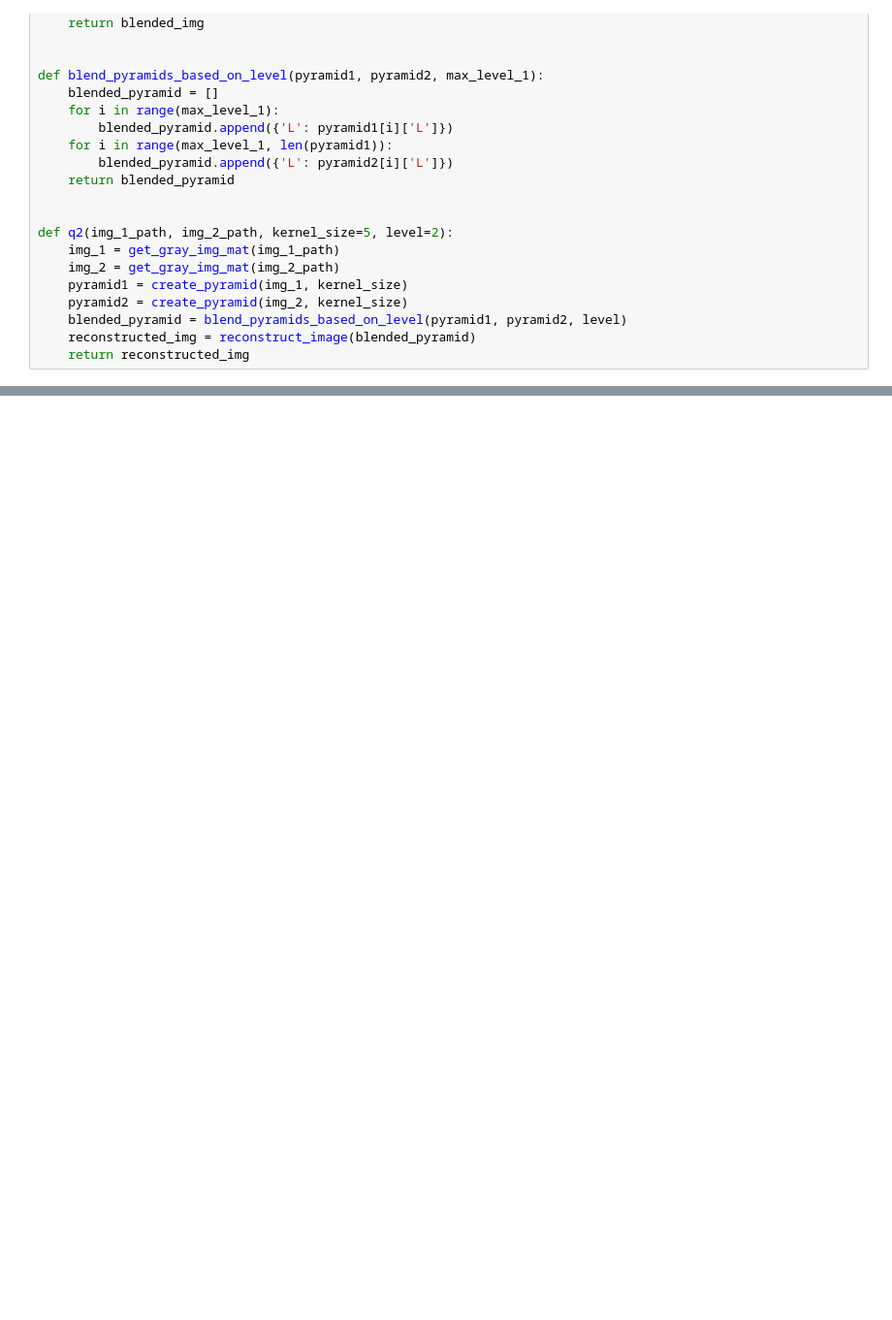
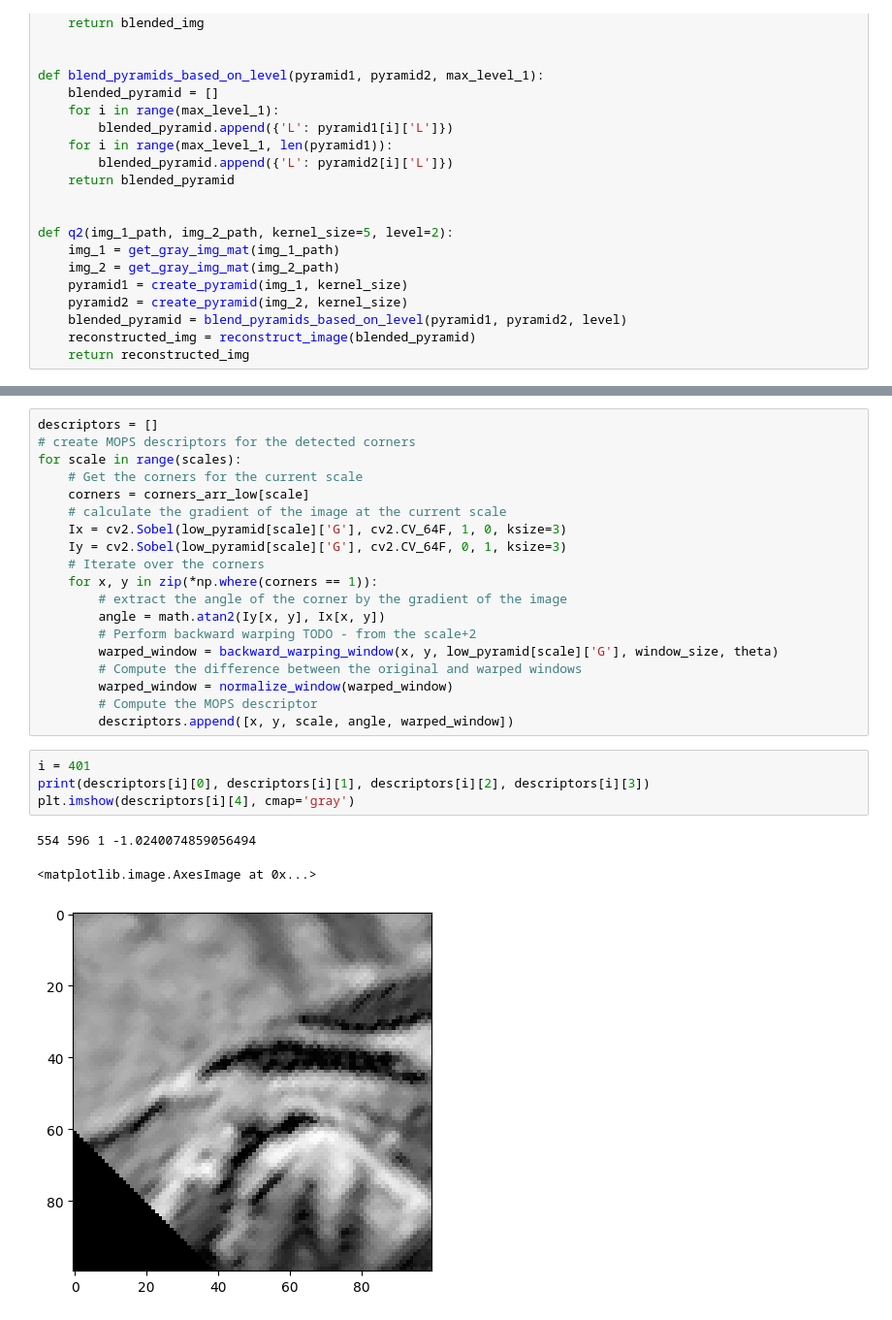
Before and after one commit to Hadartalisr/ImageProcessing, a Jupyter notebook: Ex4/ex4.ipynb, the cells around one changed output, grey strips where cells are left out. Shown: that part at 97% size. Saved outputs shown, nothing was run; the diff lists cells and outputs as text; blank space fills up the shorter version.

```diff
--- a/Ex4/ex4.ipynb
+++ b/Ex4/ex4.ipynb
@@ -281,0 +408,27 @@ np.sum(dst != 0.0)
+# %%
+descriptors = []
+# create MOPS descriptors for the detected corners
+for scale in range(scales):
+    # Get the corners for the current scale
+    corners = corners_arr_low[scale]
+    # calculate the gradient of the image at the current scale
+    Ix = cv2.Sobel(low_pyramid[scale]['G'], cv2.CV_64F, 1, 0, ksize=3)
+    Iy = cv2.Sobel(low_pyramid[scale]['G'], cv2.CV_64F, 0, 1, ksize=3)
+    # Iterate over the corners
+    for x, y in zip(*np.where(corners == 1)):
+        # extract the angle of the corner by the gradient of the image
+        angle = math.atan2(Iy[x, y], Ix[x, y])
+        # Perform backward warping TODO - from the scale+2
+        warped_window = backward_warping_window(x, y, low_pyramid[scale]['G'], window_size, theta)
+        # Compute the difference between the original and warped windows
+        warped_window = normalize_window(warped_window)
+        # Compute the MOPS descriptor
+        descriptors.append([x, y, scale, angle, warped_window])
+# %%
+i = 401
+print(descriptors[i][0], descriptors[i][1], descriptors[i][2], descriptors[i][3])
+plt.imshow(descriptors[i][4], cmap='gray')
+# %% [output]
+554 596 1 -1.0240074859056494
+<matplotlib.image.AxesImage at 0x...>
+[figure, added]
```
Also changed, not shown: parts of 17 cells of this notebook, 2 other files.
